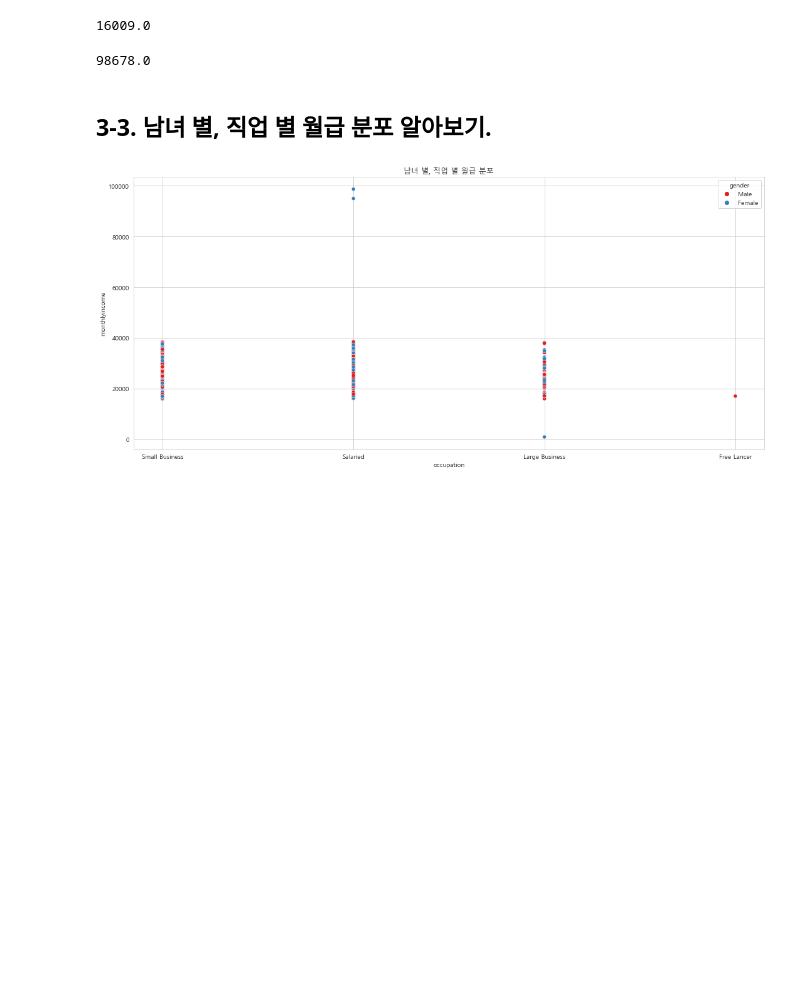
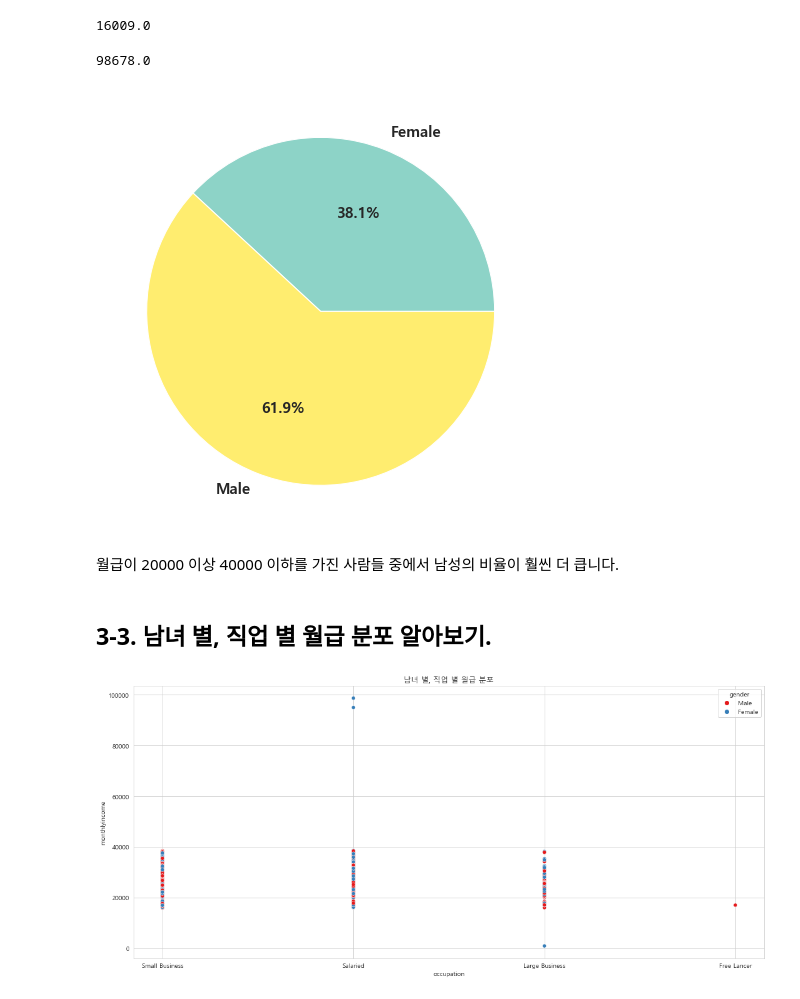
Before and after one commit to NohJeongKim/dacon-second-visualization, a Jupyter notebook: product.ipynb, the cells around one changed output. Drawn from its saved outputs; the diff is of its cells as text; code cells hidden in the pictures; blank space fills up the shorter version.

```diff
--- a/product.ipynb
+++ b/product.ipynb
@@ -447,0 +453,8 @@ df_copy.loc[df_copy["age"]<40, "monthlyincome"].max() # 나이가 40 미만인
+# %%
+_=df_copy.loc[(df_copy["monthlyincome"]>=20000)&(df_copy["monthlyincome"]<=40000), ["gender", "monthlyincome"]].groupby(["gender"]).size().plot.pie(autopct="%.1f%%"
+,figsize=(8,8), textprops={"fontsize":15, "fontweight": "bold"}, cmap="Set3")
+_=plt.ylabel("")
+# %% [output]
+[figure, added]
+# %% [markdown]
+월급이 20000 이상 40000 이하를 가진 사람들 중에서 남성의 비율이 훨씬 더 큽니다.
```
Also changed, not shown: parts of 18 cells of this notebook, 2 other files.
